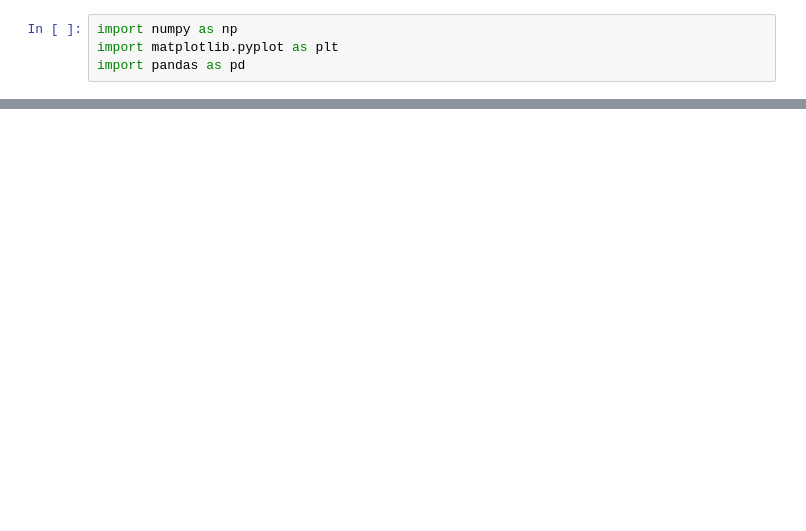
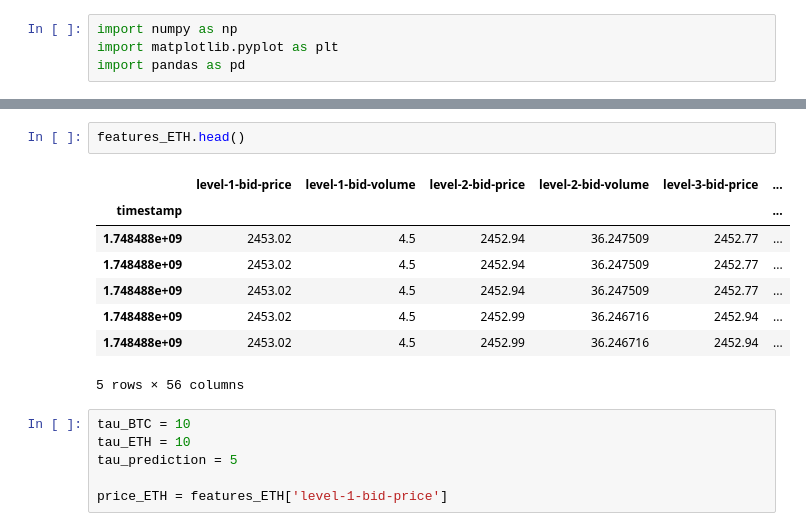
Before and after one commit to solalbaudoincs/ifcob, a Jupyter notebook: prediction_model/Model_RandomForest.ipynb, the cells around one changed output, grey strips where cells are left out. Drawn from its saved outputs; the diff is of its cells as text; blank space fills up the shorter version.

```diff
--- a/prediction_model/Model_RandomForest.ipynb
+++ b/prediction_model/Model_RandomForest.ipynb
@@ -55,0 +112,17 @@ X, y = create_dataset(features_BTC, features_ETH)
+# %%
+features_ETH.head()
+# %% [output]
+|  | level-1-bid-price | level-1-bid-volume | level-2-bid-price | level-2-bid-volume | level-3-bid-price | ... |
+| timestamp |  |  |  |  |  | ... |
+| 1.748488e+09 | 2453.02 | 4.5 | 2452.94 | 36.247509 | 2452.77 | ... |
+| 1.748488e+09 | 2453.02 | 4.5 | 2452.94 | 36.247509 | 2452.77 | ... |
+| 1.748488e+09 | 2453.02 | 4.5 | 2452.94 | 36.247509 | 2452.77 | ... |
+| 1.748488e+09 | 2453.02 | 4.5 | 2452.99 | 36.246716 | 2452.94 | ... |
+| 1.748488e+09 | 2453.02 | 4.5 | 2452.99 | 36.246716 | 2452.94 | ... |
+5 rows × 56 columns
+# %%
+tau_BTC = 10
+tau_ETH = 10
+tau_prediction = 5
+
+price_ETH = features_ETH['level-1-bid-price']
```
Also changed, not shown: parts of 14 cells of this notebook.
